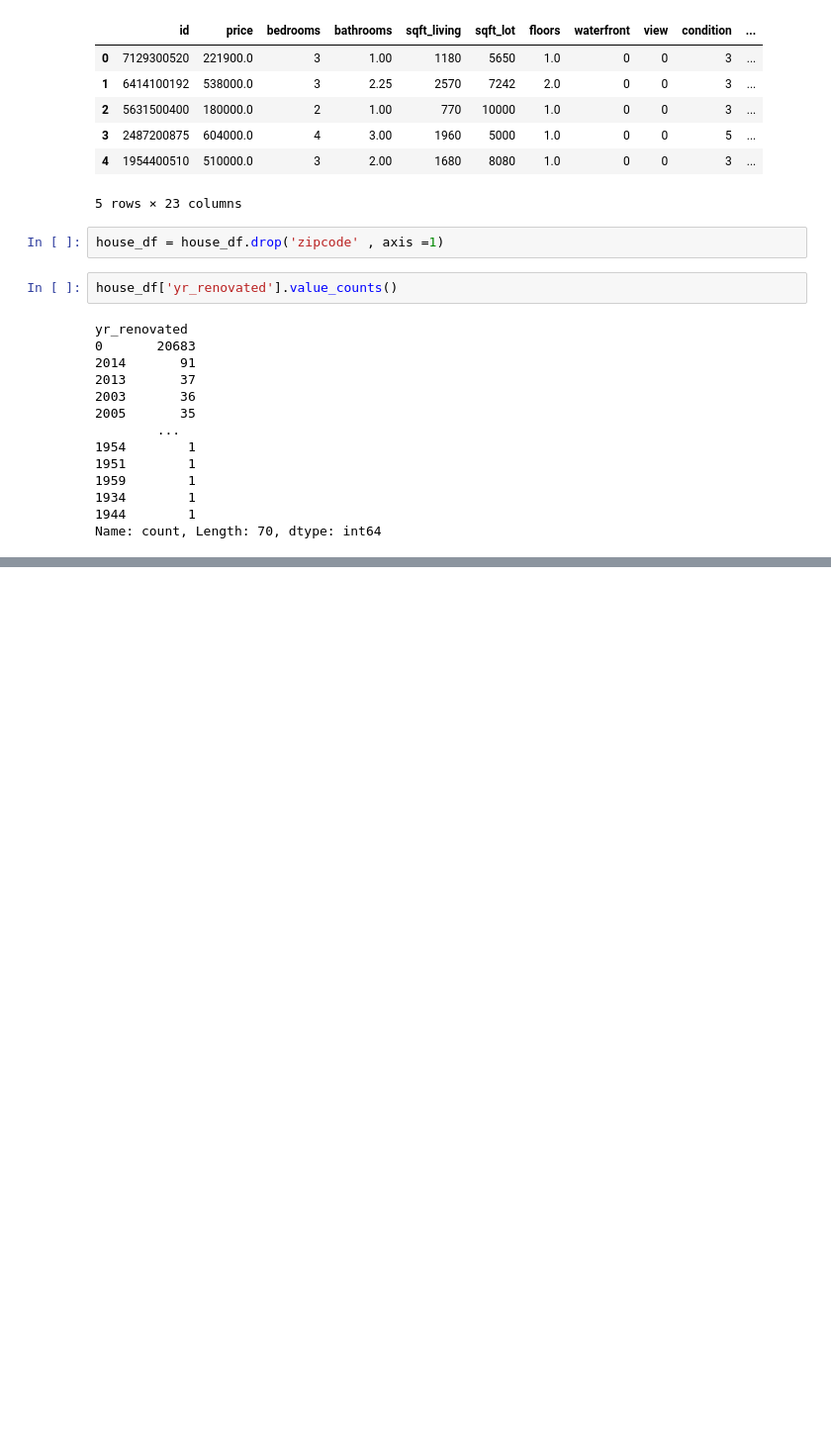
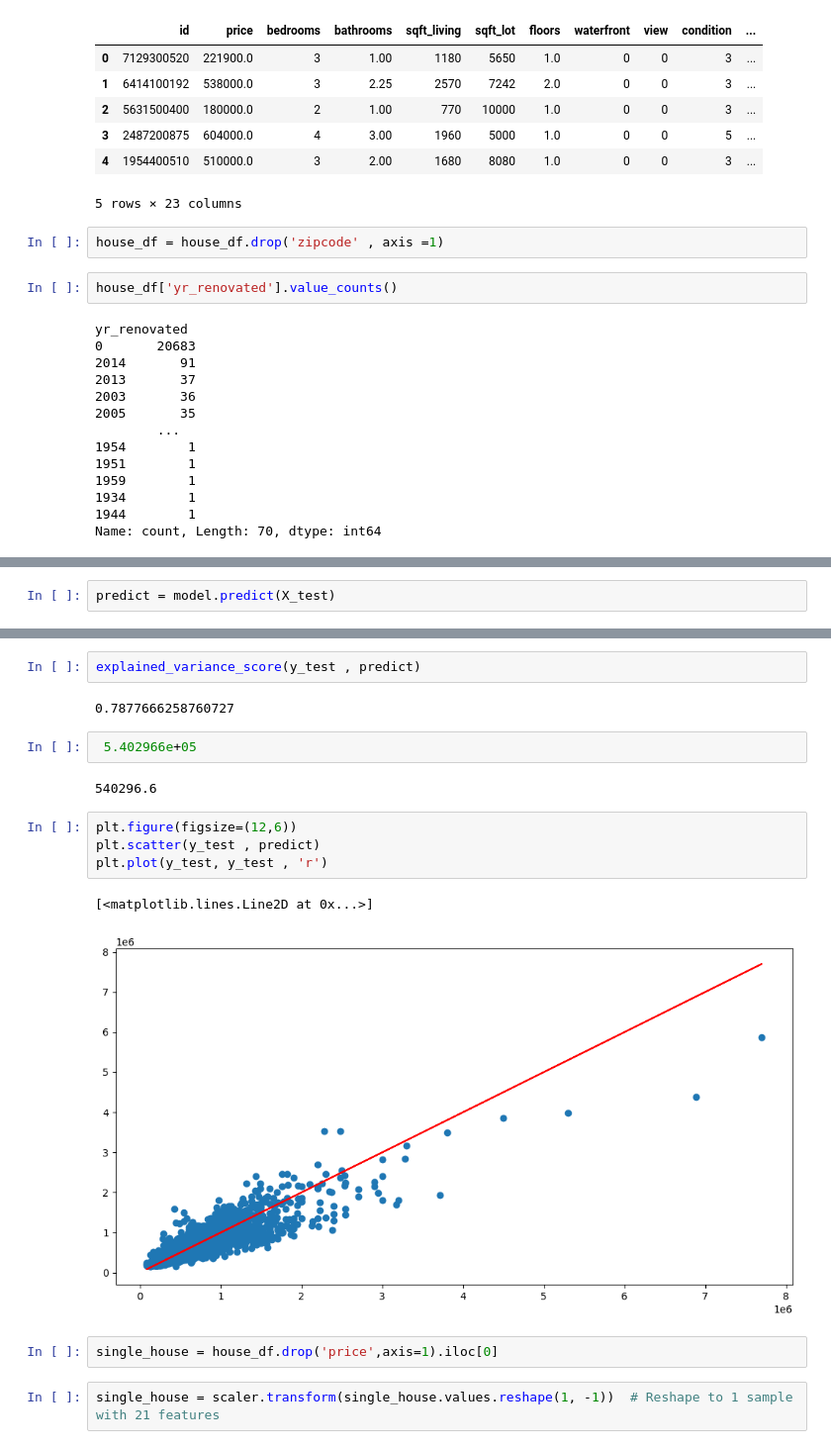
Before and after one commit to fatemeabbasi/DeepLearnin, a Jupyter notebook: house price.ipynb, the cells around one changed output, grey strips where cells are left out. Shown at 99% size. Saved outputs shown, nothing was run; the diff lists cells and outputs as text; blank space fills up the shorter version.

```diff
--- a/house price.ipynb
+++ b/house price.ipynb
@@ -322,0 +425,2 @@ Name: count, Length: 70, dtype: int64
+# %%
+predict = model.predict(X_test)
@@ -322,0 +449,19 @@ Name: count, Length: 70, dtype: int64
+# %%
+explained_variance_score(y_test , predict)
+# %% [output]
+0.7877666258760727
+# %%
+ 5.402966e+05
+# %% [output]
+540296.6
+# %%
+plt.figure(figsize=(12,6))
+plt.scatter(y_test , predict)
+plt.plot(y_test, y_test , 'r')
+# %% [output]
+[<matplotlib.lines.Line2D at 0x...>]
+[figure, added]
+# %%
+single_house = house_df.drop('price',axis=1).iloc[0]
+# %%
+single_house = scaler.transform(single_house.values.reshape(1, -1))  # Reshape to 1 sample with 21 features
```
Also changed, not shown: parts of 26 cells of this notebook.
